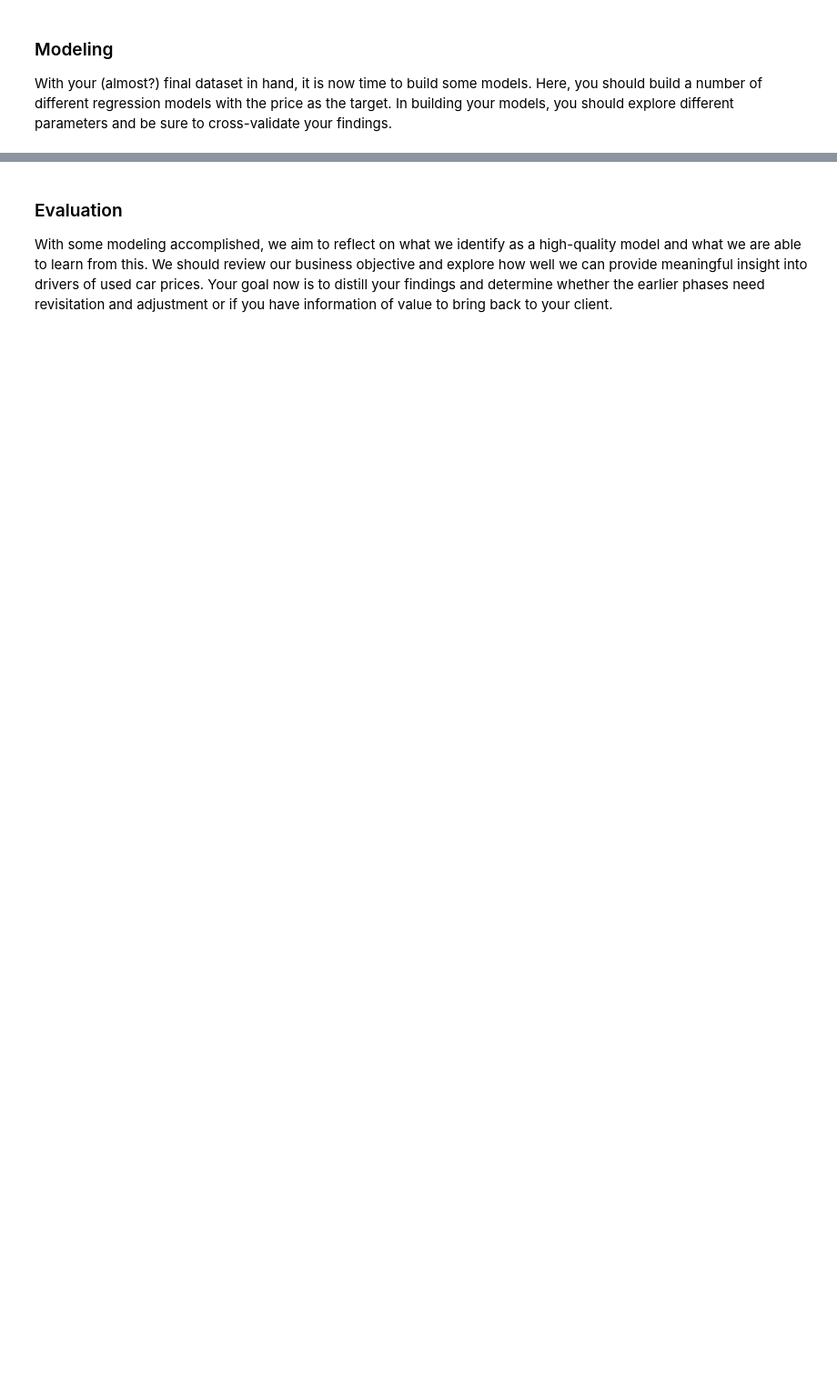
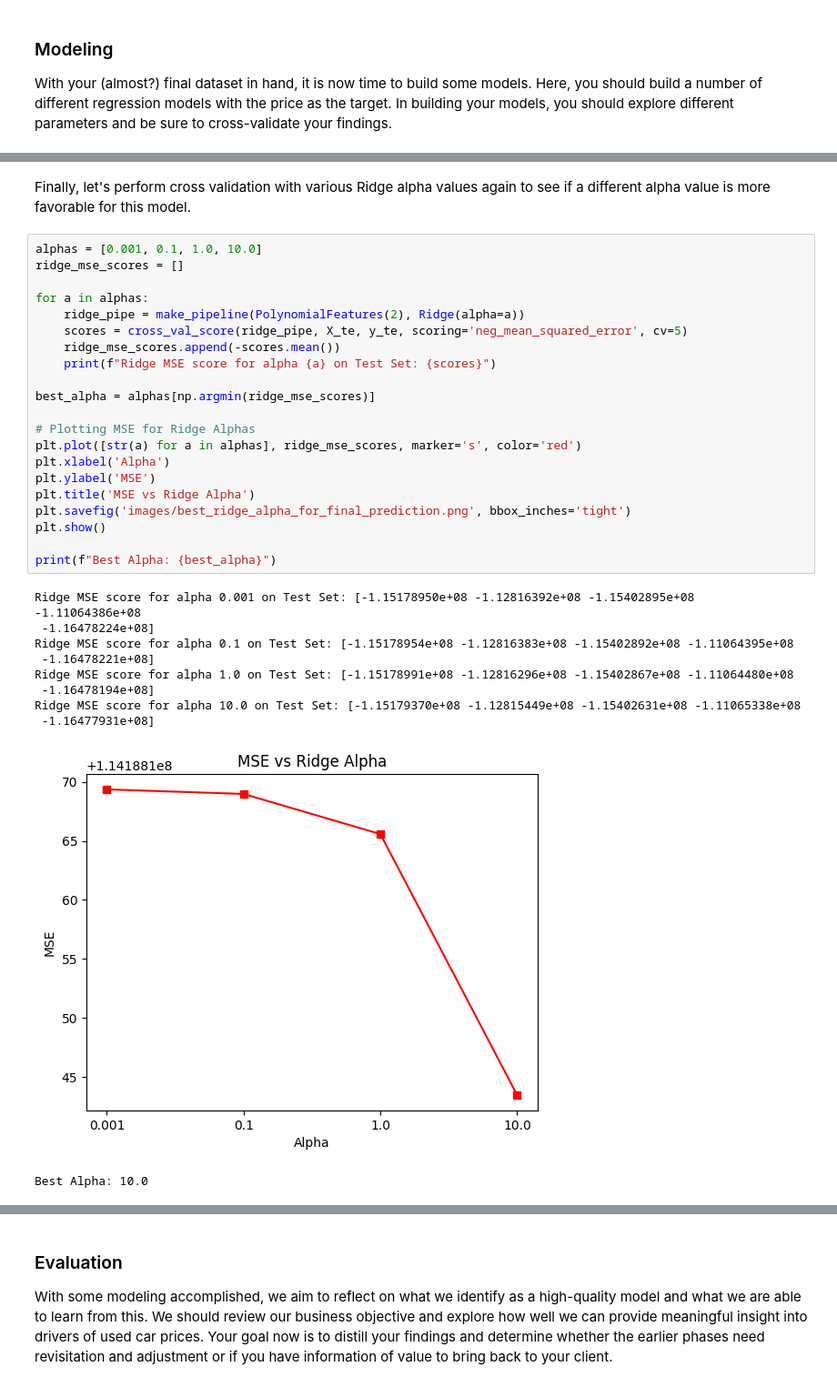
Before and after one commit to neilbyte/used_car_price, a Jupyter notebook: car_price.ipynb, the cells around one changed output, grey strips where cells are left out. Shown at 91% size. Drawn from its saved outputs; the diff is of its cells as text; blank space fills up the shorter version.

```diff
--- a/car_price.ipynb
+++ b/car_price.ipynb
@@ -575,0 +602,34 @@ Final Model MSE on Test Data: 114182805.91642004
+# %% [markdown]
+Finally, let's perform cross validation with various Ridge alpha values again to see if a different alpha value is more favorable for this model.
+# %%
+alphas = [0.001, 0.1, 1.0, 10.0]
+ridge_mse_scores = []
+
+for a in alphas:
+    ridge_pipe = make_pipeline(PolynomialFeatures(2), Ridge(alpha=a))
+    scores = cross_val_score(ridge_pipe, X_te, y_te, scoring='neg_mean_squared_error', cv=5)
+    ridge_mse_scores.append(-scores.mean())
+    print(f"Ridge MSE score for alpha {a} on Test Set: {scores}")
+
+best_alpha = alphas[np.argmin(ridge_mse_scores)]
+
+# Plotting MSE for Ridge Alphas
+plt.plot([str(a) for a in alphas], ridge_mse_scores, marker='s', color='red')
+plt.xlabel('Alpha')
+plt.ylabel('MSE')
+plt.title('MSE vs Ridge Alpha')
+plt.savefig('images/best_ridge_alpha_for_final_prediction.png', bbox_inches='tight')
+plt.show()
+
+print(f"Best Alpha: {best_alpha}")
+# %% [output]
+Ridge MSE score for alpha 0.001 on Test Set: [-1.15178950e+08 -1.12816392e+08 -1.15402895e+08 -1.11064386e+08
+ -1.16478224e+08]
+Ridge MSE score for alpha 0.1 on Test Set: [-1.15178954e+08 -1.12816383e+08 -1.15402892e+08 -1.11064395e+08
+ -1.16478221e+08]
+Ridge MSE score for alpha 1.0 on Test Set: [-1.15178991e+08 -1.12816296e+08 -1.15402867e+08 -1.11064480e+08
+ -1.16478194e+08]
+Ridge MSE score for alpha 10.0 on Test Set: [-1.15179370e+08 -1.12815449e+08 -1.15402631e+08 -1.11065338e+08
+ -1.16477931e+08]
+[figure, added]
+Best Alpha: 10.0
```
Also changed, not shown: parts of 23 cells of this notebook, 11 other files.
